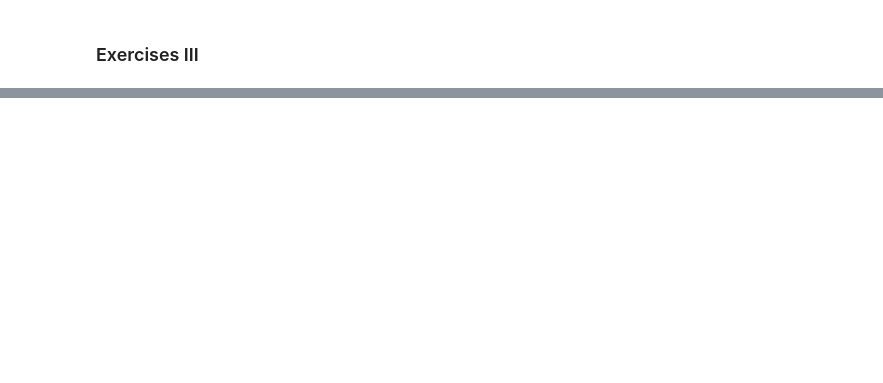
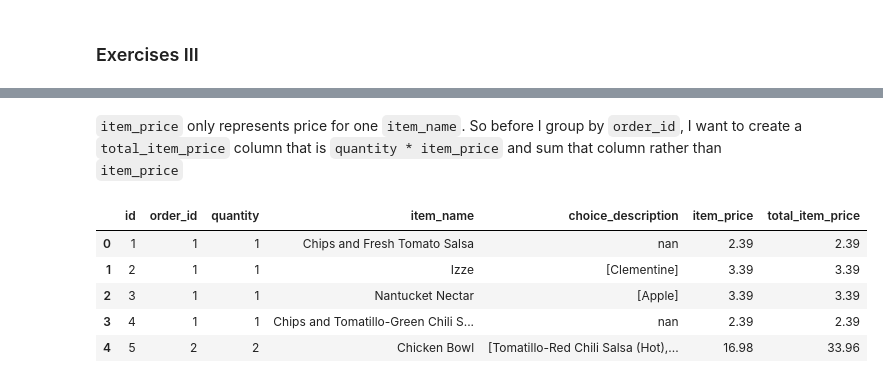
Before and after one commit to martin-reyes/3_numpy-pandas-visualization-exercises, a Jupyter notebook: 4_advanced_dataframes.ipynb, the cells around one changed output, grey strips where cells are left out. Saved outputs shown, nothing was run; the diff lists cells and outputs as text; code cells hidden in the pictures; blank space fills up the shorter version.

```diff
--- a/4_advanced_dataframes.ipynb
+++ b/4_advanced_dataframes.ipynb
@@ -318,0 +310,12 @@ mpg['mileage_difference']
+# %% [markdown]
+`item_price` only represents price for one `item_name`. So before I group by `order_id`, I want to create a `total_item_price` column that is `quantity * item_price` and sum that column rather than `item_price`
+# %%
+orders['total_item_price'] = orders['quantity'] * orders['item_price']
+orders.head(5)
+# %% [output]
+|  | id | order_id | quantity | item_name | choice_description | item_price | total_item_price |
+| 0 | 1 | 1 | 1 | Chips and Fresh Tomato Salsa | nan | 2.39 | 2.39 |
+| 1 | 2 | 1 | 1 | Izze | [Clementine] | 3.39 | 3.39 |
+| 2 | 3 | 1 | 1 | Nantucket Nectar | [Apple] | 3.39 | 3.39 |
+| 3 | 4 | 1 | 1 | Chips and Tomatillo-Green Chili S... | nan | 2.39 | 2.39 |
+| 4 | 5 | 2 | 2 | Chicken Bowl | [Tomatillo-Red Chili Salsa (Hot),... | 16.98 | 33.96 |
```
Also changed, not shown: parts of 33 cells of this notebook, 1 other file.
